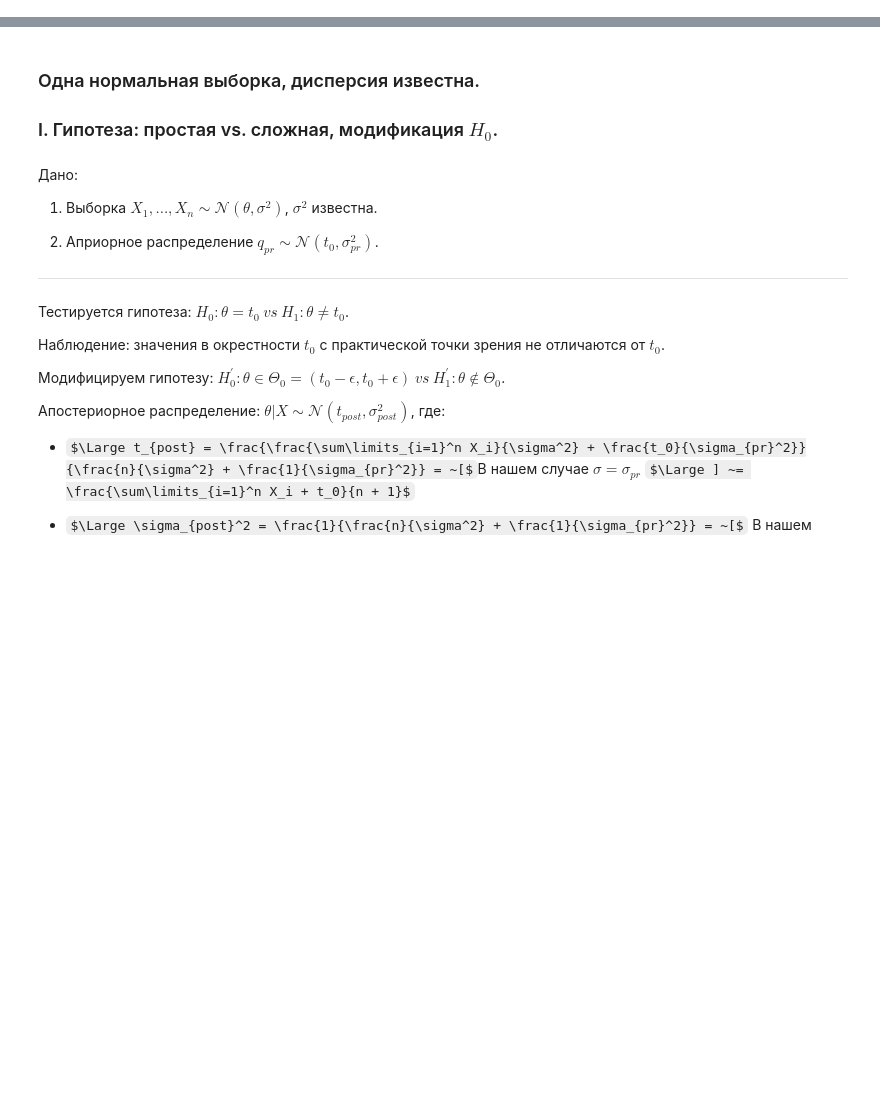
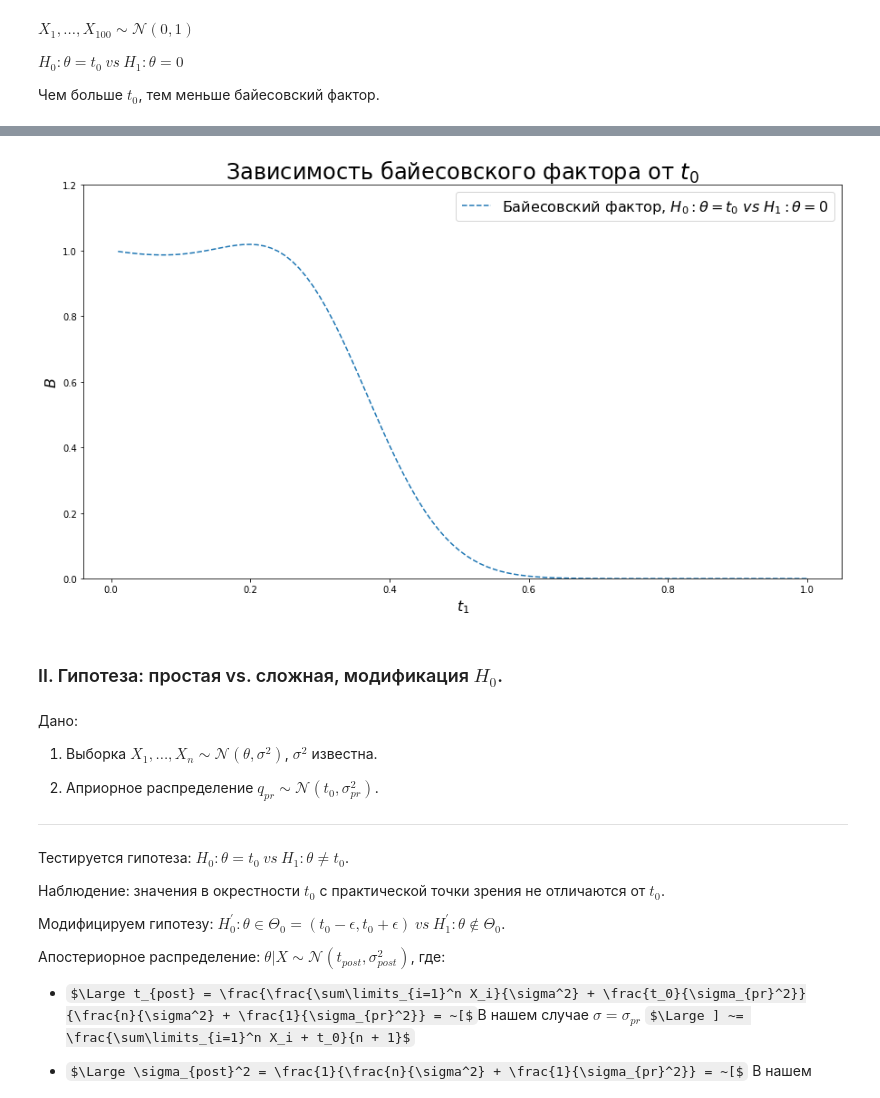
Before and after one commit to Valentin-Buchnev/bayes-project-2019, a Jupyter notebook: Buchnev/hypotheses_testing.ipynb, the cells around one changed output, grey strips where cells are left out. Drawn from its saved outputs; the diff is of its cells as text; code cells hidden in the pictures; some formulas as TeX source; blank space fills up the shorter version.

```diff
--- a/Buchnev/hypotheses_testing.ipynb
+++ b/Buchnev/hypotheses_testing.ipynb
@@ -17,0 +127,25 @@ from matplotlib import pyplot as plt
+# %% [markdown]
+$X_1, ..., X_{100} \sim \mathcal{N}(0, 1)$
+
+$H_0: \theta = t_0 ~vs~ H_1: \theta = 0$
+
+Чем больше $t_0$, тем меньше байесовский фактор.
+# %%
+x = sps.norm(0, 1).rvs((1000, 100))
+
+t = np.linspace(0.01, 1, 100)
+
+B = []
+
+for i in tqdm_notebook(range(len(t))):
+    B.append(np.mean([normal_test_known_var_ss(x[j], t[i], 1, 0, pi_0=0.5).B for j in range(1000)]))
+
+plt.figure(figsize=(15, 8))
+plt.plot(pi, B, '--', label='Байесовский фактор, $H_0: \\theta = t_0 ~vs~ H_1: \\theta = 0$')
+plt.title('Зависимость байесовского фактора от $t_0$', fontsize=24)
+plt.legend(fontsize=16)
+plt.xlabel('$t_1$', fontsize=16)
+plt.ylabel('$B$', fontsize=16)
+plt.ylim((0, 1.2))
+plt.show()
+# %% [output]
@@ -18,6 +153,6 @@ from matplotlib import pyplot as plt
+[figure, added]
 # %% [markdown]
-### Одна нормальная выборка, дисперсия известна.
-### I. Гипотеза: простая vs. сложная, модификация $H_0$.
+### II. Гипотеза: простая vs. сложная, модификация $H_0$.
 # %% [markdown]
 Дано:
 
```
Also changed, not shown: parts of 39 cells of this notebook.
